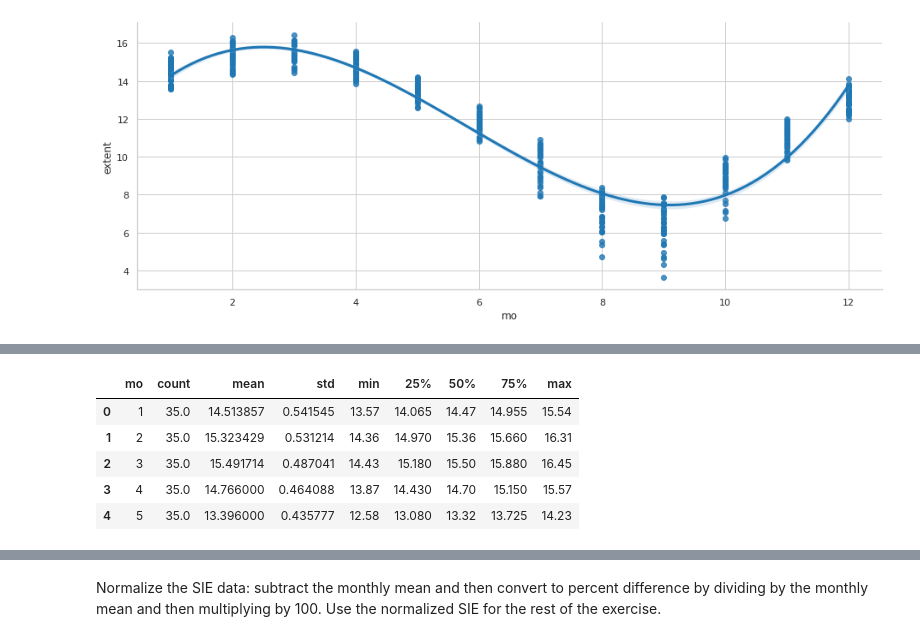
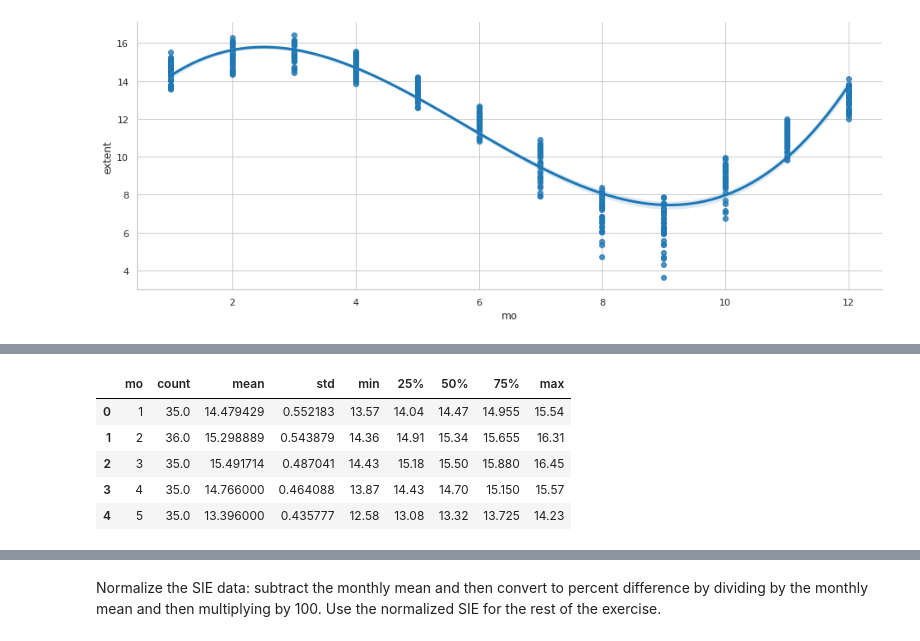
Before and after one commit to PedroCanoM/Idal_ia3, a Jupyter notebook: Sea_Ice_Extent_(1).ipynb, the cells around one changed output, grey strips where cells are left out. Drawn from its saved outputs; the diff is of its cells as text; code cells hidden in the pictures.

```diff
--- a/Sea_Ice_Extent_(1).ipynb
+++ b/Sea_Ice_Extent_(1).ipynb
@@ -86,6 +86,9 @@ df['data_type'].value_counts()
 Goddard    409
 NRTSI-G     13
 Name: data_type, dtype: int64
+# %%
+#reiniciamos los índices
+df=df.reset_index()
 # %%
 #Buscamos outlaiers en la extent y area. Consideraremos outlaiers aquellos valores que se alejen 1.5 veces el rango intercuartílico por debajo de Q1 y por arriba de Q3
 def get_outlaiers(x):
@@ -324,13 +339,13 @@ sns.lmplot(data=df, x = 'mo', y = 'extent', height=5.2, aspect=2.5, order = 3)
 # %%
 #Finalmente obtenemos la media y la varianza de extent por cada mes.
 #Obtenemos el resumen estadístico de extent agrupado por meses:
-extent_summary = df1.groupby(['mo']).describe().extent.reset_index()
+extent_summary = df.groupby(['mo']).describe().extent.reset_index()
 extent_summary.head()
 # %% [output]
 |  | mo | count | mean | std | min | 25% | 50% | 75% | max |
-| 0 | 1 | 35.0 | 14.513857 | 0.541545 | 13.57 | 14.065 | 14.47 | 14.955 | 15.54 |
-| 1 | 2 | 35.0 | 15.323429 | 0.531214 | 14.36 | 14.970 | 15.36 | 15.660 | 16.31 |
-| 2 | 3 | 35.0 | 15.491714 | 0.487041 | 14.43 | 15.180 | 15.50 | 15.880 | 16.45 |
-| 3 | 4 | 35.0 | 14.766000 | 0.464088 | 13.87 | 14.430 | 14.70 | 15.150 | 15.57 |
-| 4 | 5 | 35.0 | 13.396000 | 0.435777 | 12.58 | 13.080 | 13.32 | 13.725 | 14.23 |
+| 0 | 1 | 35.0 | 14.479429 | 0.552183 | 13.57 | 14.04 | 14.47 | 14.955 | 15.54 |
+| 1 | 2 | 36.0 | 15.298889 | 0.543879 | 14.36 | 14.91 | 15.34 | 15.655 | 16.31 |
+| 2 | 3 | 35.0 | 15.491714 | 0.487041 | 14.43 | 15.18 | 15.50 | 15.880 | 16.45 |
+| 3 | 4 | 35.0 | 14.766000 | 0.464088 | 13.87 | 14.43 | 14.70 | 15.150 | 15.57 |
+| 4 | 5 | 35.0 | 13.396000 | 0.435777 | 12.58 | 13.08 | 13.32 | 13.725 | 14.23 |
 # %%
```
Also changed, not shown: parts of 14 cells of this notebook.
